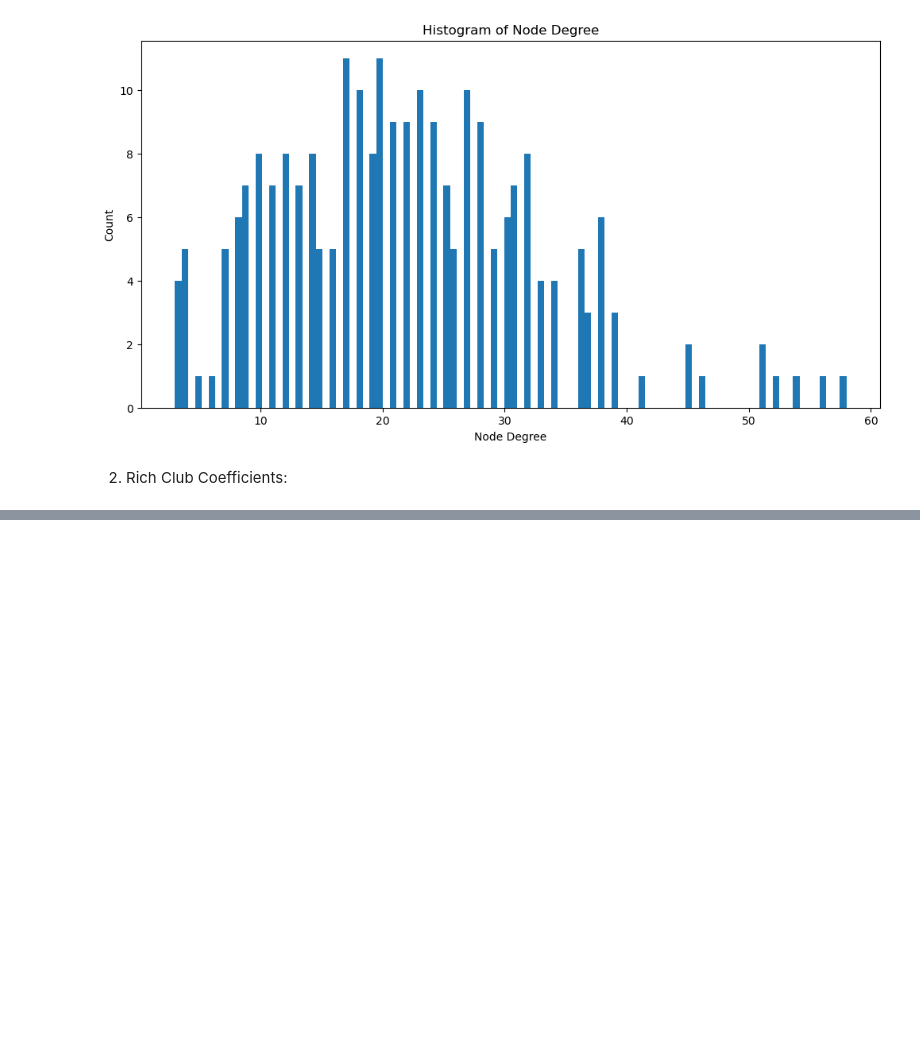
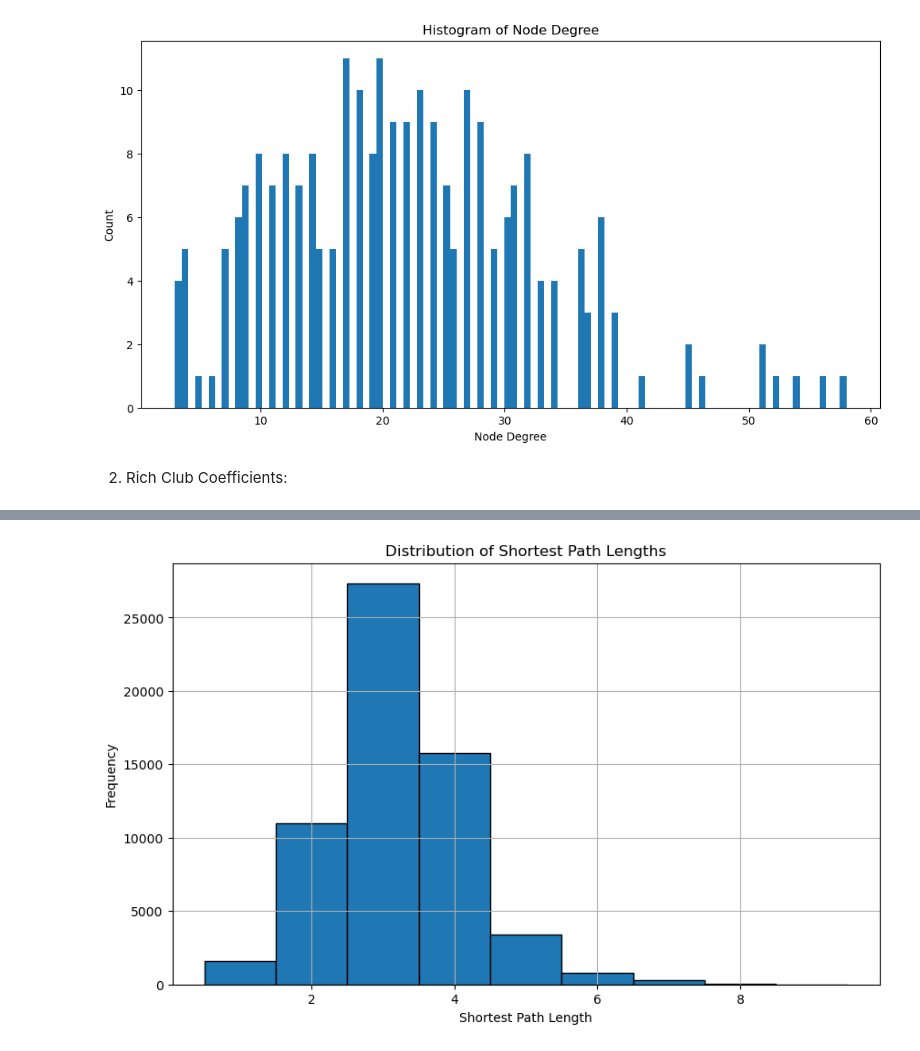
Before and after one commit to chenlrv/brain-networks-and-graphs, a Jupyter notebook: assignment.ipynb, the cells around one changed output, grey strips where cells are left out. Cells and saved outputs as stored; diff of their text form; code cells hidden in the pictures; blank space fills up the shorter version.

```diff
--- a/assignment.ipynb
+++ b/assignment.ipynb
@@ -115,0 +147,21 @@ plt.show()
+# %%
+import networkx as nx
+
+G = nx.from_numpy_array(structural_matrix)
+shortest_paths = dict(nx.all_pairs_dijkstra_path_length(G))
+
+path_lengths = []
+for source, target_lengths in shortest_paths.items():
+    for target, length in target_lengths.items():
+        if source != target:  # Exclude self-loops
+            path_lengths.append(length)
+# %%
+plt.figure(figsize=(10, 6))
+plt.hist(path_lengths, bins=range(1, max(path_lengths) + 2), edgecolor='black', align='left')
+plt.xlabel('Shortest Path Length')
+plt.ylabel('Frequency')
+plt.title('Distribution of Shortest Path Lengths')
+plt.grid(True)
+plt.show()
+# %% [output]
+[figure, added]
```
Also changed, not shown: parts of 13 cells of this notebook.
